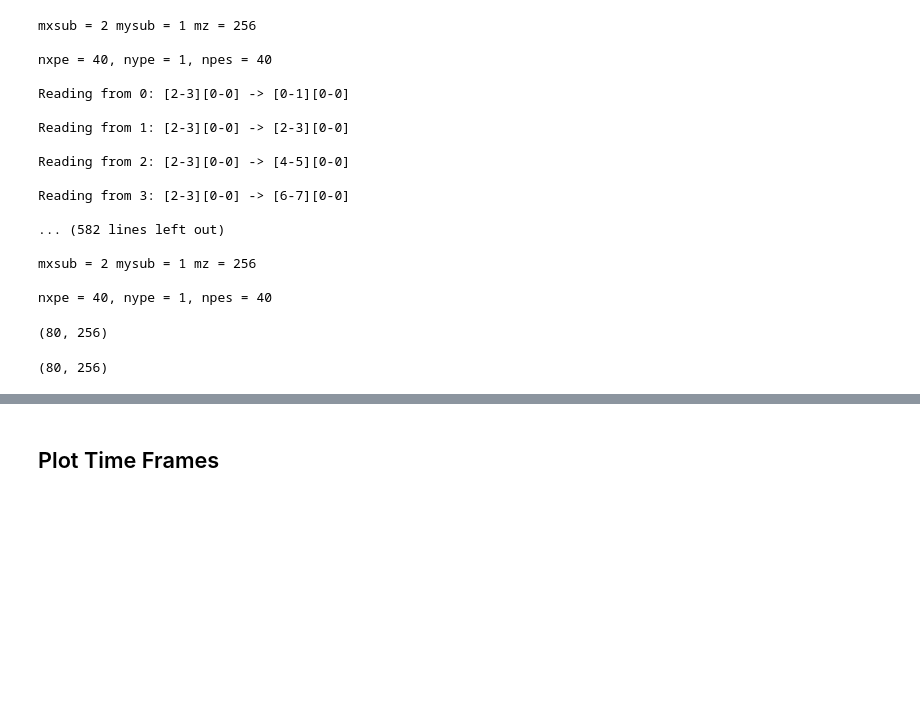
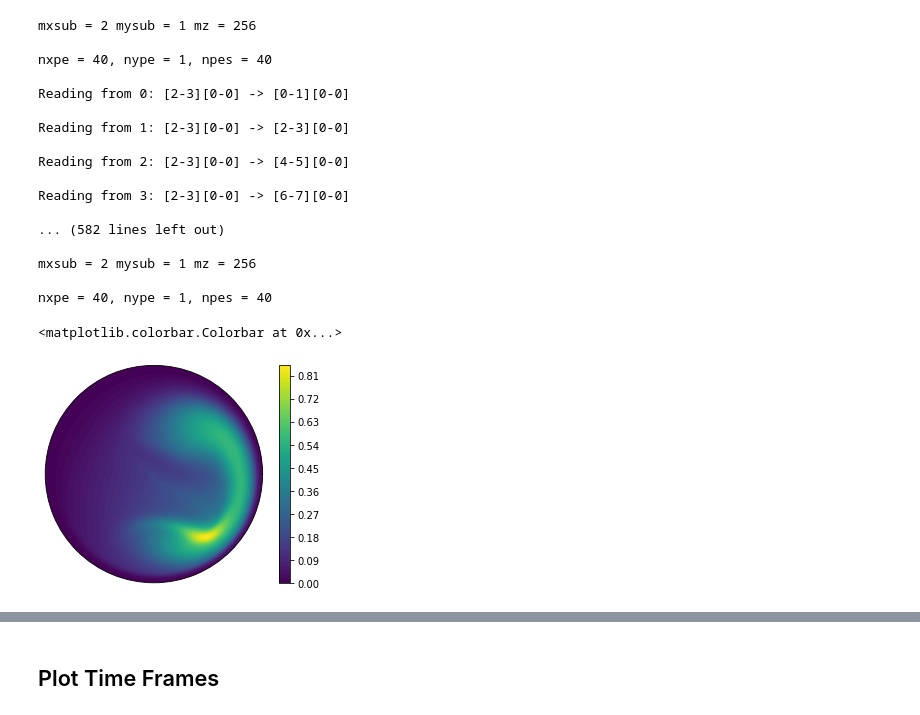
Before and after one commit to runehoejlund/north-simulation, a Jupyter notebook: data_analysis_energy.ipynb, the cells around one changed output, grey strips where cells are left out. Cells and saved outputs as stored; diff of their text form; code cells hidden in the pictures; blank space fills up the shorter version.

Commit message:
data analysis

```diff
--- a/data_analysis_energy.ipynb
+++ b/data_analysis_energy.ipynb
@@ -1,6 +1,10 @@
 # %%
 import numpy as np
 import matplotlib.pyplot as plt
+from matplotlib import rcParams
+rcParams.update({
+    "font.size": 16})
+rcParams['axes.titlepad'] = 20
 # %% [markdown]
 ## Load in Data
 # %%
@@ -110,8 +115,11 @@ rhos = np.linspace(Lx/(2*nx_inner), Lx+Lx/(2*nx_inner), nx_inner)
-# %%
-data['T'].squeeze()[0,:,:].shape
-# %% [output]
-(80, 256)
-# %%
-data['n'].squeeze()[0,:,:].shape
-# %% [output]
-(80, 256)
+# %%
+dmp_nr = 20
+
+fig, ax = plt.subplots(subplot_kw={'projection': 'polar'})
+ax.set_rticks([])
+ax.set_xticks([])
+cont = ax.contourf(thetas, rhos, data['n'].squeeze()[dmp_nr, :, :], 100)    # first image on screen
+fig.colorbar(cont, ax=ax)
+# %% [output]
+<matplotlib.colorbar.Colorbar at 0x...>
+[figure, added]
```
Also changed, not shown: parts of 8 cells of this notebook, 1 other file.
